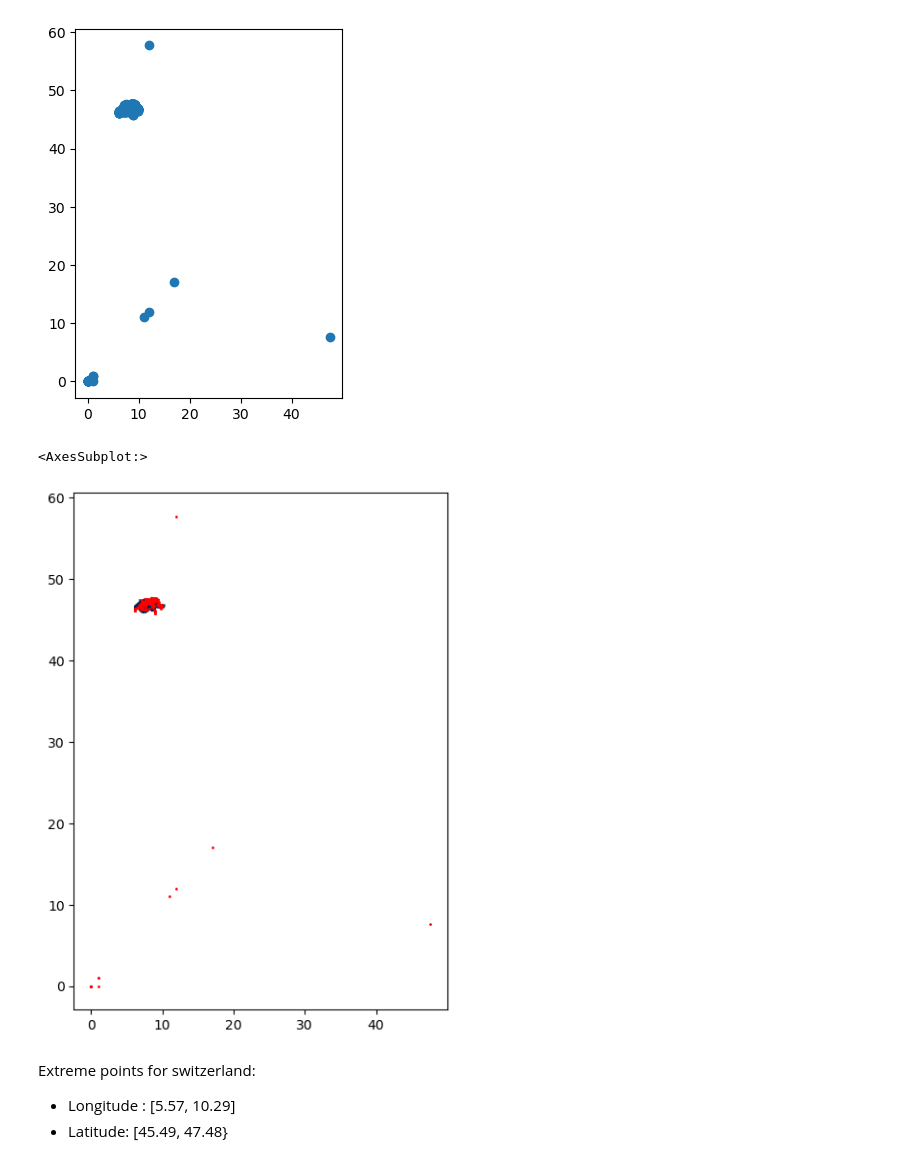
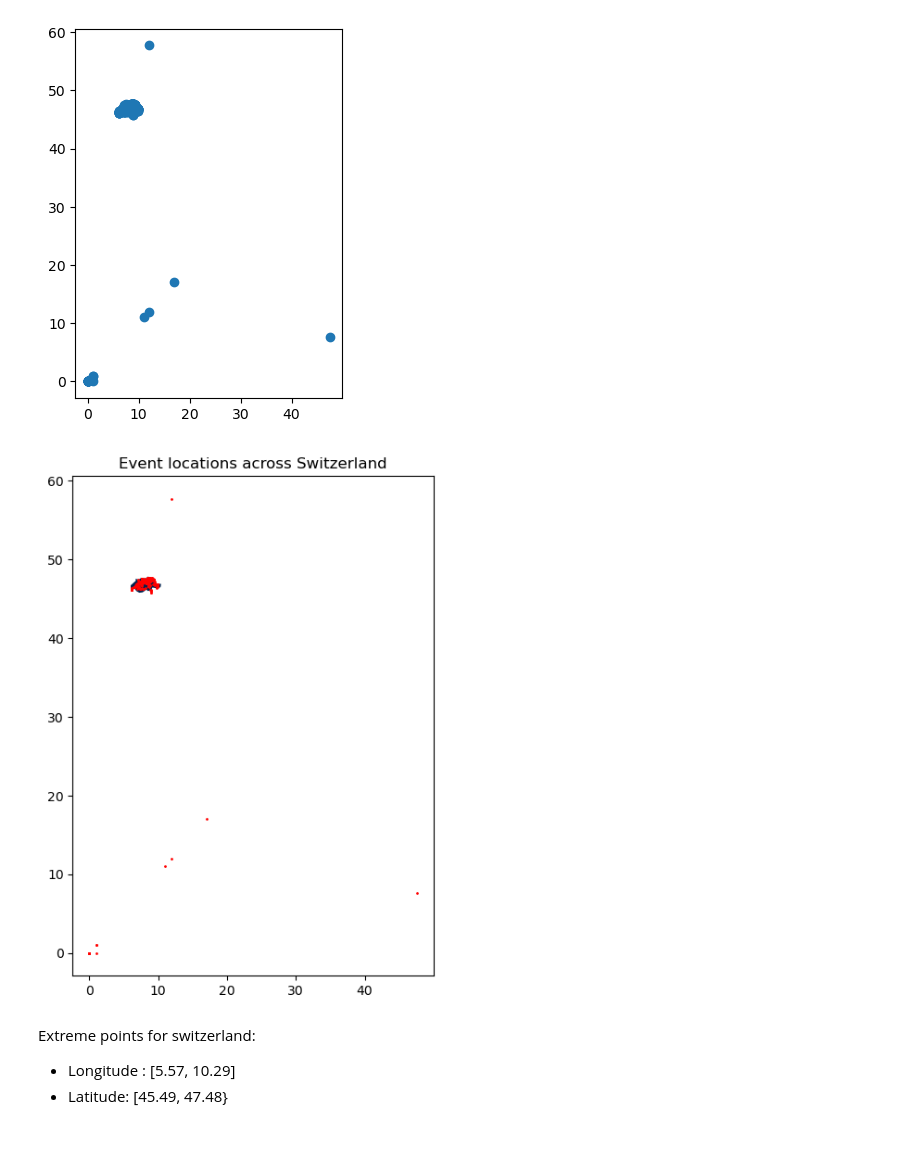
Before and after one commit to chrisfor97/Assignment05cf, a Jupyter notebook: Forschner_Christopher_Assignment05_Python.ipynb, the cells around one changed output. Cells and saved outputs as stored; diff of their text form; code cells hidden in the pictures.

```diff
--- a/Forschner_Christopher_Assignment05_Python.ipynb
+++ b/Forschner_Christopher_Assignment05_Python.ipynb
@@ -528,15 +535,18 @@ geo_df3.plot()
 # %%
 fig,ax=plt.subplots(figsize=(7,7))
 # get a base map of Switzerland
 map = gpd.read_file(gpd.datasets.get_path("naturalearth_lowres"))
 map = map[map.name == "Switzerland"]
 # plot the map
 map.plot(ax = ax, color='grey',alpha=1,linewidth=1,cmap='cividis',zorder=1)
 #add the points
 geo_df3.plot(ax=ax,color='red',markersize=1,zorder=2)
+#add title
+plt.title('Event locations across Switzerland')
+
+plt.show()
 # %% [output]
-<AxesSubplot:>
-[figure, old version]
+[figure, new version]
 # %% [markdown]
 Extreme points for switzerland:
 * Longitude : [5.57, 10.29]
```
Also changed, not shown: parts of 3 cells of this notebook, 2 other files.
